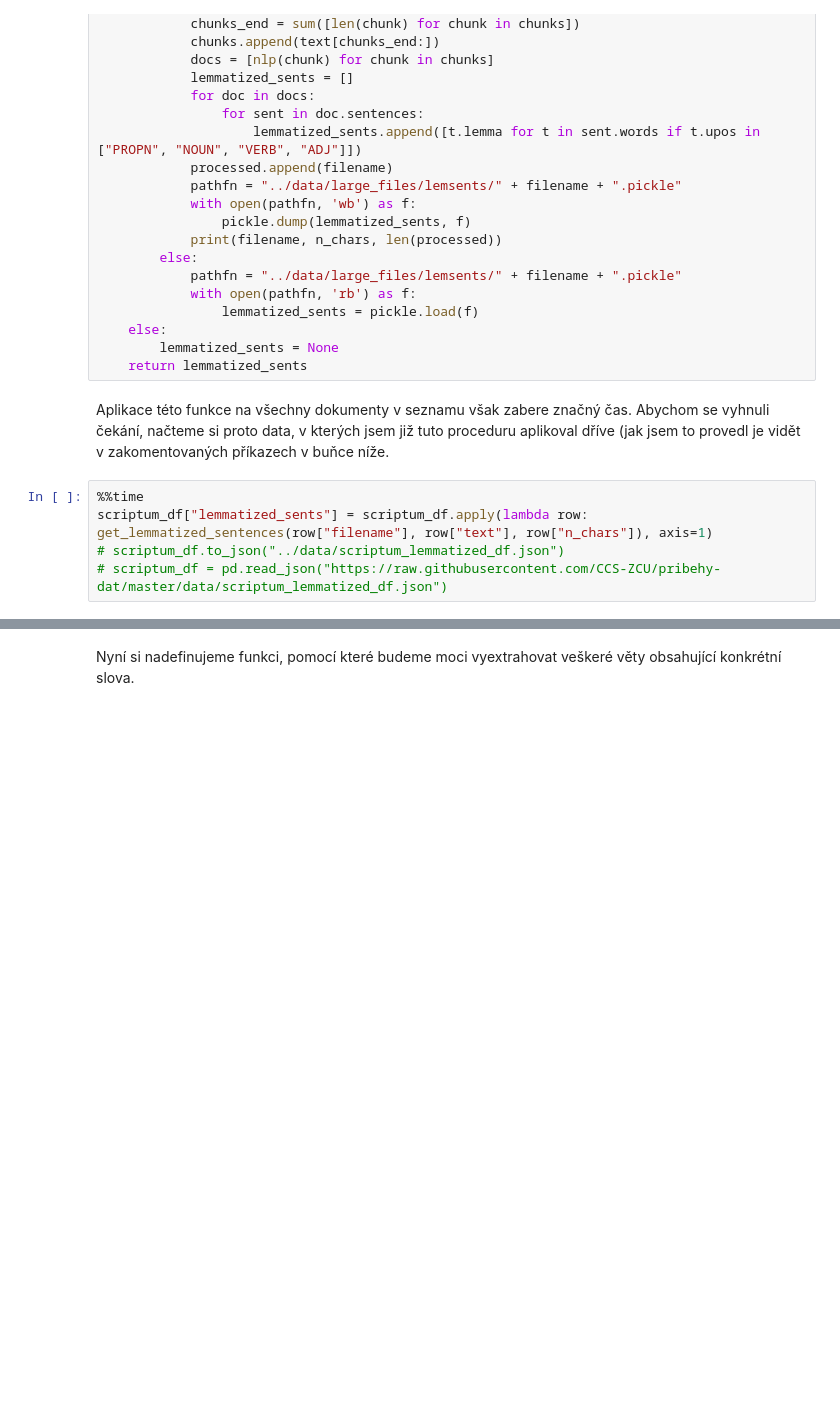
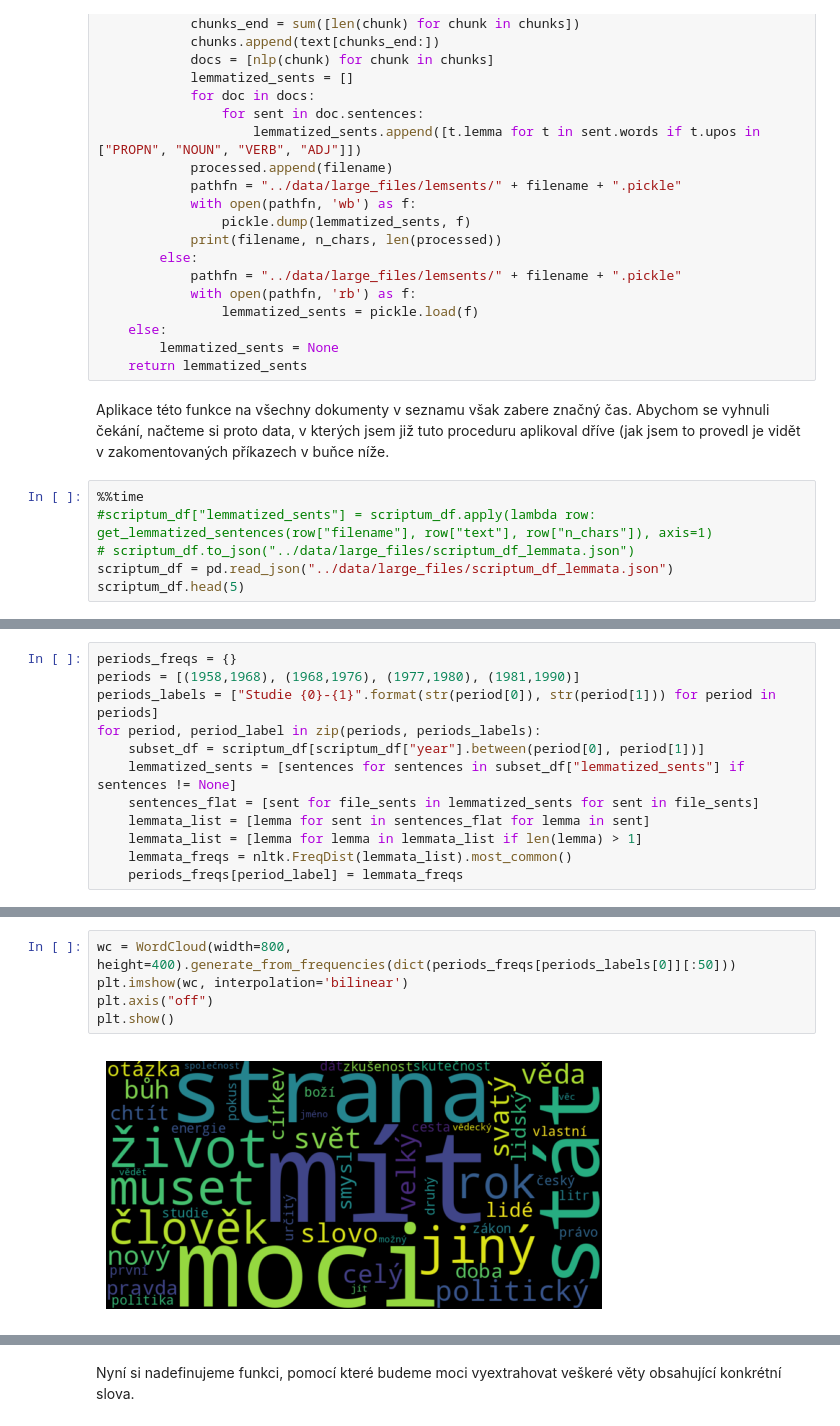
Before and after one commit to CCS-ZCU/pribehy-dat, a Jupyter notebook: scripts/9_pdf.ipynb, the cells around one changed output, grey strips where cells are left out. Cells and saved outputs as stored; diff of their text form; blank space fills up the shorter version.

Commit message:
wordcloudy pro Studie

```diff
--- a/scripts/9_pdf.ipynb
+++ b/scripts/9_pdf.ipynb
@@ -450,7 +455,8 @@ def get_lemmatized_sentences(filename, text, n_chars):
 Aplikace této funkce na všechny dokumenty v seznamu však zabere značný čas. Abychom se vyhnuli čekání, načteme si proto data, v kterých jsem již tuto proceduru aplikoval dříve (jak jsem to provedl je vidět v zakomentovaných příkazech v buňce níže.
 # %%
 %%time
-scriptum_df["lemmatized_sents"] = scriptum_df.apply(lambda row: get_lemmatized_sentences(row["filename"], row["text"], row["n_chars"]), axis=1)
-# scriptum_df.to_json("../data/scriptum_lemmatized_df.json")
-# scriptum_df = pd.read_json("https://raw.githubusercontent.com/CCS-ZCU/pribehy-dat/master/data/scriptum_lemmatized_df.json")
+#scriptum_df["lemmatized_sents"] = scriptum_df.apply(lambda row: get_lemmatized_sentences(row["filename"], row["text"], row["n_chars"]), axis=1)
+# scriptum_df.to_json("../data/large_files/scriptum_df_lemmata.json")
+scriptum_df = pd.read_json("../data/large_files/scriptum_df_lemmata.json")
+scriptum_df.head(5)
 # %% [output]
@@ -489,0 +473,12 @@ scriptum_df.to_json("../data/large_files/scriptum_df_lemmata.json")
+# %%
+periods_freqs = {}
+periods = [(1958,1968), (1968,1976), (1977,1980), (1981,1990)]
+periods_labels = ["Studie {0}-{1}".format(str(period[0]), str(period[1])) for period in periods]
+for period, period_label in zip(periods, periods_labels):
+    subset_df = scriptum_df[scriptum_df["year"].between(period[0], period[1])]
+    lemmatized_sents = [sentences for sentences in subset_df["lemmatized_sents"] if sentences != None]
+    sentences_flat = [sent for file_sents in lemmatized_sents for sent in file_sents]
+    lemmata_list = [lemma for sent in sentences_flat for lemma in sent]
+    lemmata_list = [lemma for lemma in lemmata_list if len(lemma) > 1]
+    lemmata_freqs = nltk.FreqDist(lemmata_list).most_common()
+    periods_freqs[period_label] = lemmata_freqs
@@ -489,0 +507,7 @@ scriptum_df.to_json("../data/large_files/scriptum_df_lemmata.json")
+# %%
+wc = WordCloud(width=800, height=400).generate_from_frequencies(dict(periods_freqs[periods_labels[0]][:50]))
+plt.imshow(wc, interpolation='bilinear')
+plt.axis("off")
+plt.show()
+# %% [output]
+[figure, added]
```
Also changed, not shown: parts of 14 cells of this notebook.
